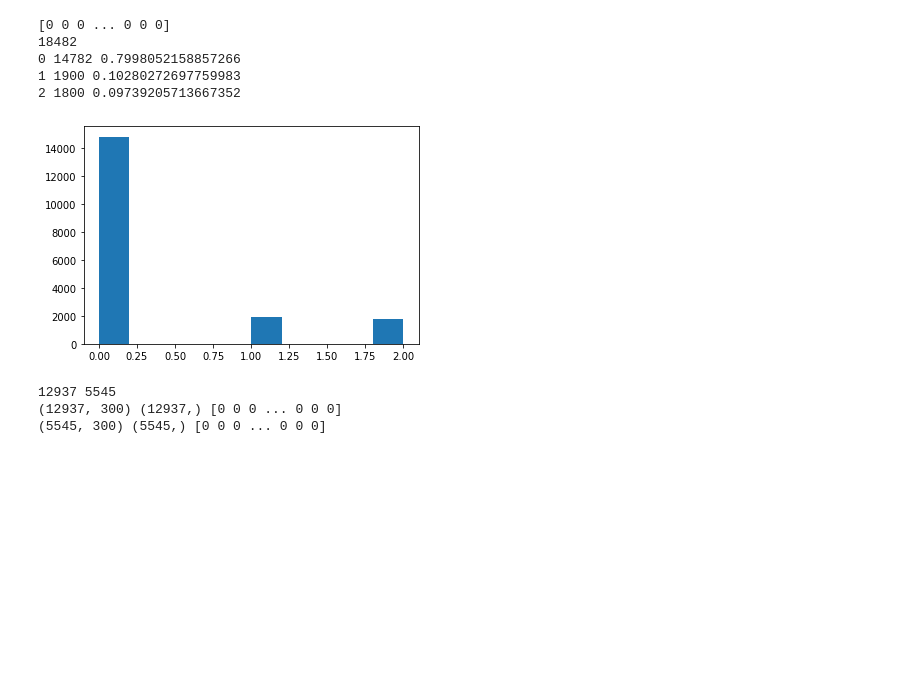
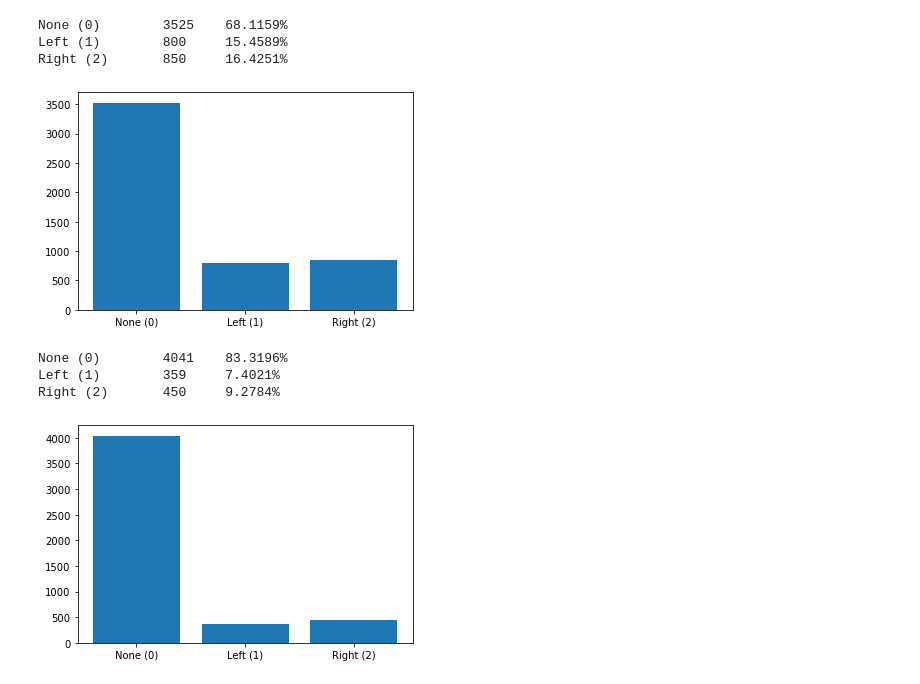
Before and after one commit to mattyhempstead/brain4, a Jupyter notebook: analysis/deep_learning.ipynb, the cells around one changed output. Saved outputs shown, nothing was run; the diff lists cells and outputs as text; code cells hidden in the pictures; blank space fills up the shorter version.

```diff
--- a/analysis/deep_learning.ipynb
+++ b/analysis/deep_learning.ipynb
@@ -54,8 +59,0 @@ Transformed 18482 sequences of size 300
-# %%
-# Transform sequence data
-
-for i in range(len(seq_data)):
-    seq_data[i] /= seq_data[i].std()
-
-
-plt.plot(seq_data[0])
@@ -64,0 +104,8 @@ plt.plot(seq_data[0])
+# %%
+train_filter = (train_labels_all != 0) | (np.random.random(len(train_labels_all)) < 0.3)
+
+train_data = train_data_all[train_filter]
+train_labels = train_labels_all[train_filter]
+
+print(train_data.shape, train_data)
+print(train_labels.shape, train_labels)
@@ -65,41 +131,24 @@ plt.plot(seq_data[0])
 # %%
-# Transform sequence labels
+def labels_info(labels):
+    # 0 for None, 1 for Left, 2 for Right
+    bar_labels, bar_counts = np.unique(labels, return_counts=True)
+    bar_labels = [f"{config.EVENT_TYPE_MAP[i]} ({i})" for i in bar_labels]
 
-# 0 for None, 1 for Left, 2 for Right
-seq_labels[seq_labels == -1] = 0
-print(seq_labels)
+    for i,c in zip(bar_labels, bar_counts):
+        print(f"{i}\t{c}\t{100*c/len(labels):.4f}%")
 
-plt.hist(seq_labels)
+    plt.bar(bar_labels, bar_counts)
+    plt.show()
 
-print(len(seq_labels))
-print(0, sum(seq_labels == 0), sum(seq_labels == 0)/len(seq_labels))
-print(1, sum(seq_labels == 1), sum(seq_labels == 1)/len(seq_labels))
-print(2, sum(seq_labels == 2), sum(seq_labels == 2)/len(seq_labels))
+
+labels_info(train_labels)
+labels_info(test_labels)
 # %% [output]
-[0 0 0 ... 0 0 0]
-18482
-0 14782 0.7998052158857266
-1 1900 0.10280272697759983
-2 1800 0.09739205713667352
+None (0)        3525    68.1159%
+Left (1)        800     15.4589%
+Right (2)       850     16.4251%
-[figure, old version]
+[figure, new version]
+None (0)        4041    83.3196%
+Left (1)        359     7.4021%
+Right (2)       450     9.2784%
+[figure, added]
-# %%
-# Randomly arrange data
-# Be careful with this (best to test never-before-seen entire events rather than sequences)
-
-train_n = round(len(seq_data)*0.7)
-test_n = len(seq_data) - train_n
-print(train_n, test_n)
-
-train_seq, test_seq = seq_data[:train_n], seq_data[train_n:]
-train_labels, test_labels = seq_labels[:train_n], seq_labels[train_n:]
-
-print(train_seq.shape, train_labels.shape, train_labels)
-print(test_seq.shape, test_labels.shape, test_labels)
-
-# Print some labels examples
-# for i in range(100, len(test_labels), 500):
-#     print(i, test_labels[i])
-# %% [output]
-12937 5545
-(12937, 300) (12937,) [0 0 0 ... 0 0 0]
-(5545, 300) (5545,) [0 0 0 ... 0 0 0]
```
Also changed, not shown: parts of 21 cells of this notebook, 16 other files.
